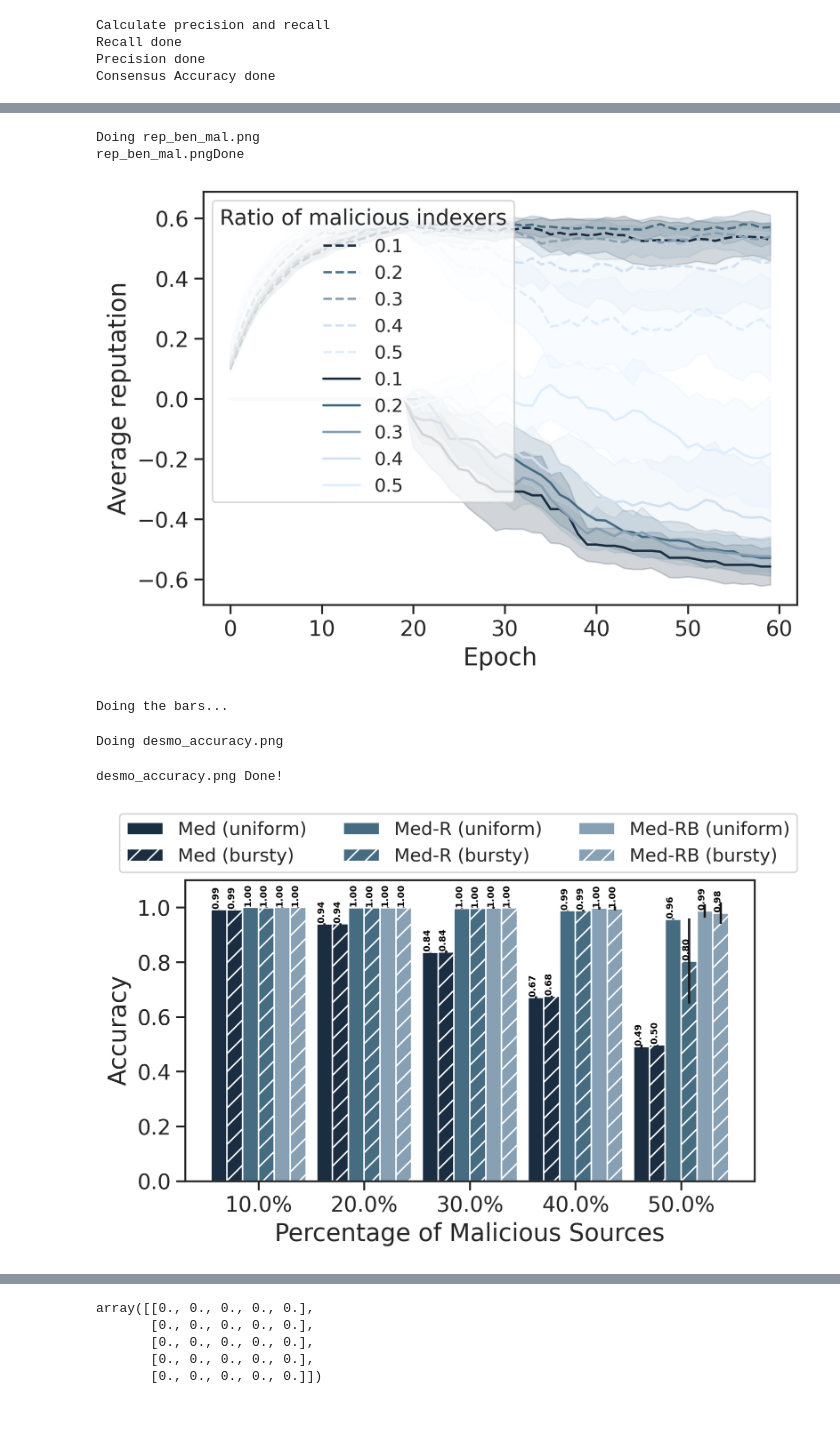
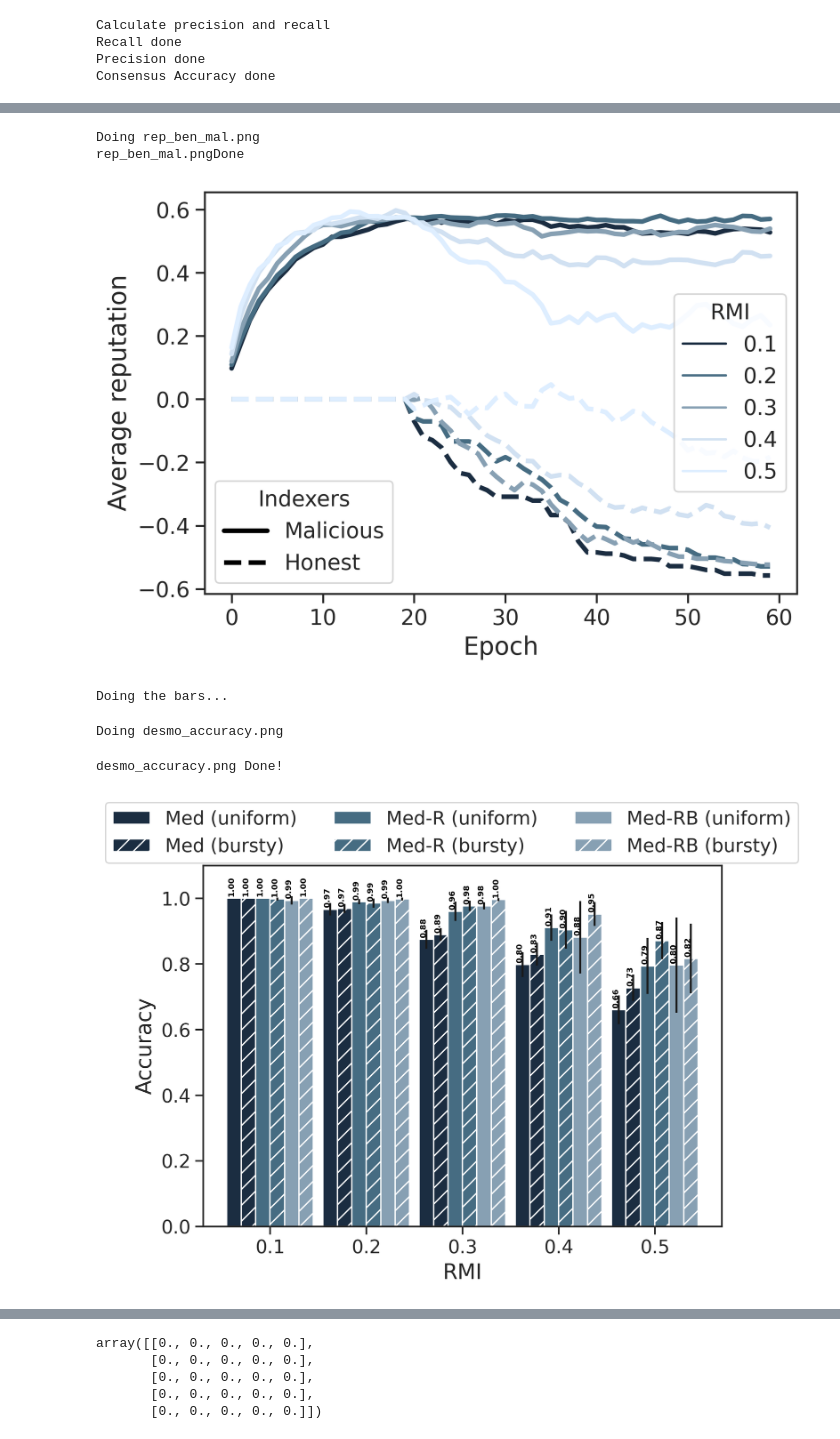
Before and after one commit to UniBO-PRISMLab/desmo-reputation, a Jupyter notebook: plots.ipynb, the cells around one changed output, grey strips where cells are left out. Cells and saved outputs as stored; diff of their text form; code cells hidden in the pictures.

```diff
--- a/plots.ipynb
+++ b/plots.ipynb
@@ -21,7 +22,7 @@ Found 720 results
 # %%
 rc_params = {
     'font.size': 26,
-    'legend.fontsize': 12,
+    'legend.fontsize': 14,
     'legend.title_fontsize': 14,
     'figure.figsize': (7, 5),
     'axes.facecolor': '#FFFFFF',
@@ -187,11 +213,22 @@ img_name = "min_rep_prec_over_nummal.png"
 if _REPLACE_ or not os.path.exists(img_name):
     fig, ax  = plt.subplots()
     print ("Doing " + img_name)
-    sns.lineplot(data=df_def_4, x='Epoch', y='Precision', hue='ratio_malign', palette=zonia_palette)
-    plt.legend(title='Ratio Malicious', loc='upper left')
+    sns.lineplot(data=df_def_4, x='Epoch', y='Precision', hue='ratio_malign', palette=zonia_palette, linewidth = 3)
+    plt.legend(title='RMI', loc='upper left')
+    plt.tight_layout()
     plt.savefig(img_name, dpi=300)
     # plt.show()
     print (img_name + "Done")
+img_name = "min_rep_prec_over_nummal_noerror.png"
+if _REPLACE_ or not os.path.exists(img_name):
+    fig, ax  = plt.subplots()
+    print ("Doing " + img_name)
+    sns.lineplot(data=df_def_4, x='Epoch', y='Precision', hue='ratio_malign', palette=zonia_palette, linewidth = 3, errorbar=None)
+    plt.legend(title='RMI', loc='upper left')
+    plt.tight_layout()
+    plt.savefig(img_name, dpi=300)
+    # plt.show()
+    print (img_name + "Done")
 # %% [output]
 Doing min_rep_prec_over_nummal.png
 min_rep_prec_over_nummal.pngDone
@@ -204,20 +244,28 @@ img_name = "rep_ben_mal.png"
 if _REPLACE_ or not os.path.exists(img_name):
     fig, ax  = plt.subplots()
     print ("Doing " + img_name)
-    ab = sns.lineplot(data=df_def, x='Epoch', y='rep_benign', hue='ratio_malign', palette=zonia_palette)
+    ab = sns.lineplot(data=df_def, x='Epoch', y='rep_malign', hue='ratio_malign', palette=zonia_palette, linewidth = 3,  legend=None, errorbar=None)
     for l in ab.lines:
         l.set_linestyle("--")
-    aa = sns.lineplot(data=df_def, x='Epoch', y='rep_malign', hue='ratio_malign', palette=zonia_palette)
 
-    plt.legend(title='Ratio of malicious indexers', loc='upper left')
+    aa = sns.lineplot(data=df_def, x='Epoch', y='rep_benign', hue='ratio_malign', palette=zonia_palette, linewidth = 3, errorbar=None)
+    legend1 = plt.legend(title='RMI', loc='center right')
+
+    custom_lines = [lns.Line2D([0], [0], color='black', lw=3),
+                lns.Line2D([0], [0], color='black', linestyle='--', lw=3)]
+    legend2 = ax.legend(custom_lines, ['Malicious', 'Honest'],title='Indexers', loc='lower left')
+    plt.gca().add_artist(legend1)
+
+
     plt.ylabel("Average reputation", fontsize=16)
+    plt.tight_layout()
     plt.savefig(img_name, dpi=300)
     # plt.show()
     print (img_name + "Done")
 # %% [output]
 Doing rep_ben_mal.png
 rep_ben_mal.pngDone
-[figure, old version]
+[figure, new version]
 # %%
 # PLOT 1 - Average Reputation Benign
 # How many malicious sources I manage to kick out over time.
@@ -297,6 +345,11 @@ if (_REPLACE_ or not os.path.exists(img_name)) and not _DISCARD_:
     # plt.show()
     plt.savefig(img_name, dpi=200)
     print(img_name + " Done!")
+# %%
+import matplotlib.ticker as tkr
+def numfmt(x, pos): # your custom formatter function: divide by 100.0
+    s = '{}'.format(float(x) / 100.0)
+    return s
 # %%
 print("Doing the bars...")
 df_bar = df_goodo.groupby(['rep_min', 'ratio_malign', 'Algorithm', 'Arrival'])['Consensus Accuracy'].agg(['sum','count']).reset_index()
@@ -320,35 +373,36 @@ if _REPLACE_ or not os.path.exists(img_name):
     colors = sns.cubehelix_palette(n_colors=3, light=0.8, start=2) # ['r', 'g', 'b']
     colors = ["#1B2D41", "#466C82", "#87A0B3",  "#D1E1F2"]
     hatches = ['','//']
 
     fig, ax  = plt.subplots()
 
     plt.xticks(xvals)
     xvals = xvals - (len(algos) * len(arrs) * width / 2) - (width/2)
-    plt.xlabel('Percentage of Malicious Sources', fontsize=16)
+    plt.xlabel('RMI', fontsize=16)
     plt.ylabel('Accuracy', fontsize=16)
     plt.rcParams['mathtext.default'] = 'regular'
     for i, algo in enumerate(algos):
         for j, arr in enumerate(arrs):
             xvals = xvals + width
             xlist = xvals.tolist()
             yvals = df_bar[df_bar['Arrival'] == arr][df_bar['Algorithm'] == algo]['mean'].tolist()
             yerrs = df_bar[df_bar['Arrival'] == arr][df_bar['Algorithm'] == algo]['std'].tolist()
             plt.bar(xvals, yvals, color = colors[i], width = width, label = str(algo)+str(arr), hatch=hatches[j], yerr=yerrs)
             for h in range(len((yvals))):
                 ax.text(xlist[h] - width/2 + 0.05, yvals[h] + 0.01, str('{0:.2f}'.format(yvals[h])), rotation=90, fontsize=6, color='black', fontweight='bold')
             # for pos, y, err in zip(xvals, yvals, yerrs):
             #     ax.errorbar(pos, y, err, lw = 2,
             #                 capsize = 4, capthick = 2,
             #                 color = "red")
-    plt.legend(loc='upper center', bbox_to_anchor=(0.48, 1.25), ncol=3, labels=['Med (uniform)', 'Med (bursty)', 'Med-R (uniform)', 'Med-R (bursty)', 'Med-RB (uniform)', 'Med-RB (bursty)'])
+    plt.legend(loc='upper center', bbox_to_anchor=(0.48, 1.20), ncol=3, labels=['Med (uniform)', 'Med (bursty)', 'Med-R (uniform)', 'Med-R (bursty)', 'Med-RB (uniform)', 'Med-RB (bursty)'])
     plt.ylim([0,1.1])
-    plt.gca().xaxis.set_major_formatter(mtick.PercentFormatter(decimals=1))
-    plt.tight_layout()
+    # plt.gca().xaxis.set_major_formatter(mtick.PercentFormatter(decimals=1))
+    plt.gca().xaxis.set_major_formatter(tkr.FuncFormatter(numfmt))
+
     # plt.show()
     plt.savefig(img_name, dpi=200)
     print(img_name + " Done!")
 # %% [output]
 Doing desmo_accuracy.png
 desmo_accuracy.png Done!
-[figure, old version]
+[figure, new version]
```
Also changed, not shown: parts of 13 cells of this notebook, 1 other file.
